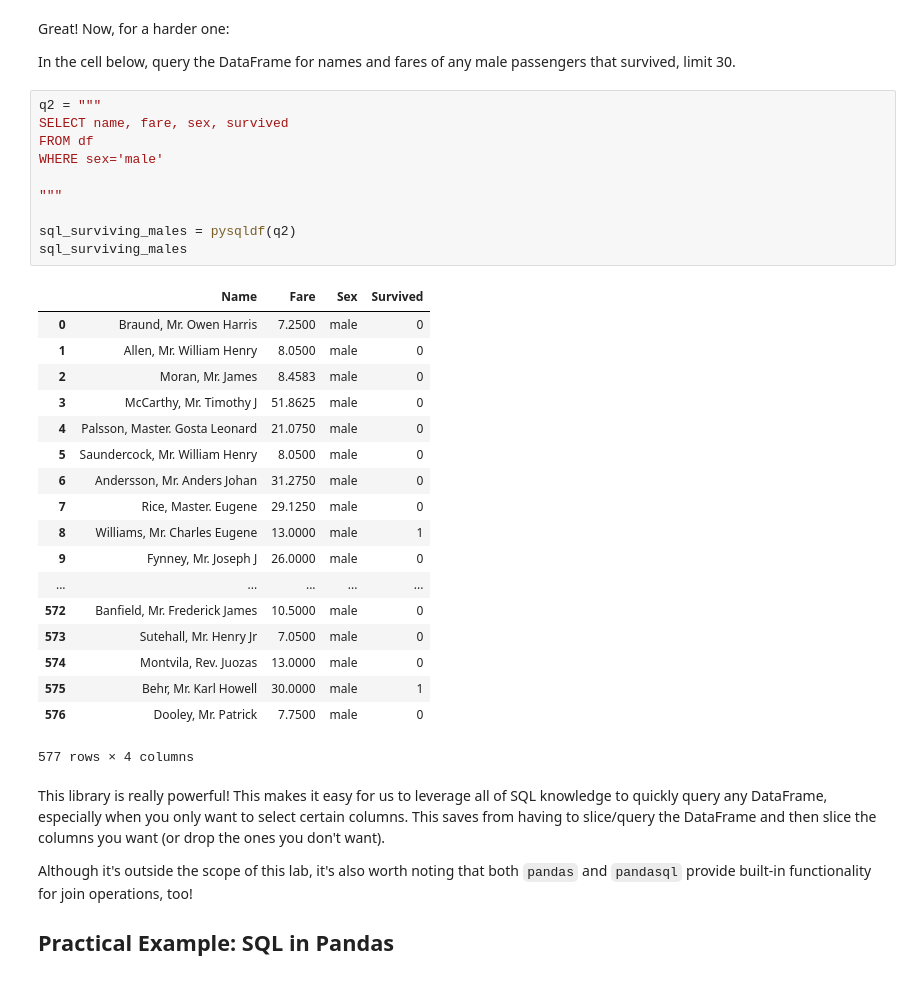
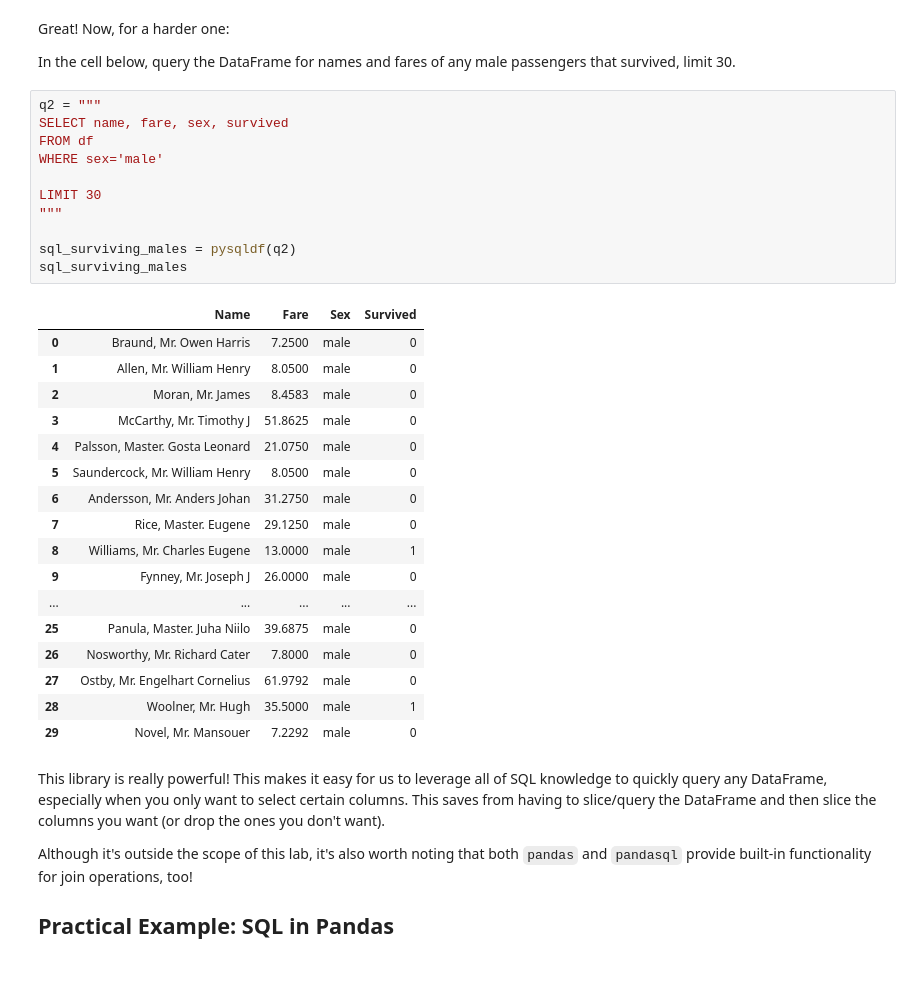
Before and after one commit to JonSolow/dsc-using-sql-with-pandas-lab-dc-ds-career-042219, a Jupyter notebook: index.ipynb, the cells around one changed output. Drawn from its saved outputs; the diff is of its cells as text.

```diff
--- a/index.ipynb
+++ b/index.ipynb
@@ -268,32 +268,32 @@ In the cell below, query the DataFrame for names and fares of any male passenger
 # %%
 q2 = """
 SELECT name, fare, sex, survived
 FROM df
 WHERE sex='male'
 
+LIMIT 30
 """
 
 sql_surviving_males = pysqldf(q2)
 sql_surviving_males
 # %% [output]
 |  | Name | Fare | Sex | Survived |
 | 0 | Braund, Mr. Owen Harris | 7.2500 | male | 0 |
 | 1 | Allen, Mr. William Henry | 8.0500 | male | 0 |
 | 2 | Moran, Mr. James | 8.4583 | male | 0 |
 | 3 | McCarthy, Mr. Timothy J | 51.8625 | male | 0 |
 | 4 | Palsson, Master. Gosta Leonard | 21.0750 | male | 0 |
 | 5 | Saundercock, Mr. William Henry | 8.0500 | male | 0 |
 | 6 | Andersson, Mr. Anders Johan | 31.2750 | male | 0 |
 | 7 | Rice, Master. Eugene | 29.1250 | male | 0 |
 | 8 | Williams, Mr. Charles Eugene | 13.0000 | male | 1 |
 | 9 | Fynney, Mr. Joseph J | 26.0000 | male | 0 |
 | ... | ... | ... | ... | ... |
-| 572 | Banfield, Mr. Frederick James | 10.5000 | male | 0 |
-| 573 | Sutehall, Mr. Henry Jr | 7.0500 | male | 0 |
-| 574 | Montvila, Rev. Juozas | 13.0000 | male | 0 |
-| 575 | Behr, Mr. Karl Howell | 30.0000 | male | 1 |
-| 576 | Dooley, Mr. Patrick | 7.7500 | male | 0 |
+| 25 | Panula, Master. Juha Niilo | 39.6875 | male | 0 |
+| 26 | Nosworthy, Mr. Richard Cater | 7.8000 | male | 0 |
+| 27 | Ostby, Mr. Engelhart Cornelius | 61.9792 | male | 0 |
+| 28 | Woolner, Mr. Hugh | 35.5000 | male | 1 |
+| 29 | Novel, Mr. Mansouer | 7.2292 | male | 0 |
-577 rows × 4 columns
 # %% [markdown]
 This library is really powerful! This makes it easy for us to leverage all of SQL knowledge to quickly query any DataFrame, especially when you only want to select certain columns.  This saves from having to slice/query the DataFrame and then slice the columns you want (or drop the ones you don't want).
 
```
